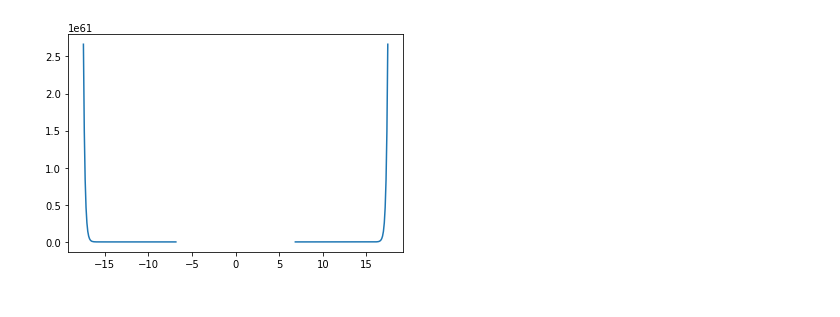
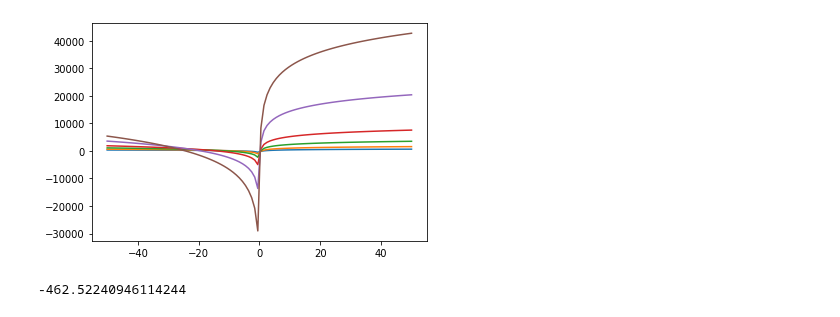
Before and after one commit to akumar01/uoicorr_analysis, a Jupyter notebook: notebooks/Theory/DChiSq.ipynb, the cells around one changed output. Drawn from its saved outputs; the diff is of its cells as text; code cells hidden in the pictures.

```diff
--- a/notebooks/Theory/DChiSq.ipynb
+++ b/notebooks/Theory/DChiSq.ipynb
@@ -21,23 +19,23 @@ from dchisq import DChiSq
-# %%
-# Plot the PDF of the distribution
-
-# Parameters
-p = np.array([250, 500, 1000, 2000, 5000, 10000])
-T = 0.25 * p
-n = p
-sigma_sq = 0.25
-gamma_sq = 0.25
-
-
-for i, p_ in enumerate(p):
-
-    # Distribution object
-    dx2 = DChiSq(gamma_sq, sigma_sq, n[i] - T[i], T[i])
-
-    # Domain of evaluation:
-    x = np.linspace(-50, 50, 1000)
-    plt.plot(x, dx2.PDF(x))
-# %% [output]
-[figure, removed]
 # %%
 # Sublinear scaling regime
+# %%
+# Plot the PDF of the distribution
+
+# Parameters
+p = np.array([250.1, 500.1, 1000.1, 2000.1, 5000.1, 10000.1])
+T = 50 * np.ones(p.size)
+n = p
+sigma_sq = 0.25
+gamma_sq = 0.25
+
+
+for i, p_ in enumerate(p):
+
+    # Distribution object
+    dx2 = DChiSq(gamma_sq, sigma_sq, n[i] - T[i], T[i])
+
+    # Domain of evaluation:
+    x = np.linspace(-50.1, 50.1, 100)
+    plt.plot(x, dx2.logPDF(x))
+# %% [output]
+[figure, added]
@@ -43,0 +46,4 @@ for i, p_ in enumerate(p):
+# %%
+float(mpmath.log(mpmath.hyperu(125, 125, 40)))
+# %% [output]
+-462.52240946114244
```
Also changed, not shown: parts of 20 cells of this notebook, 1 other file.
